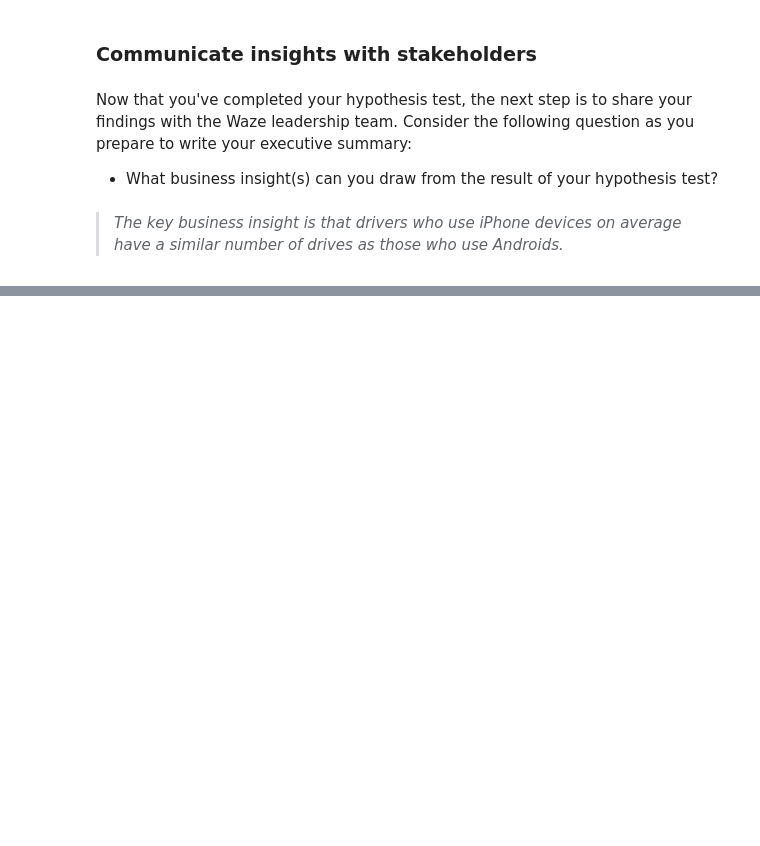
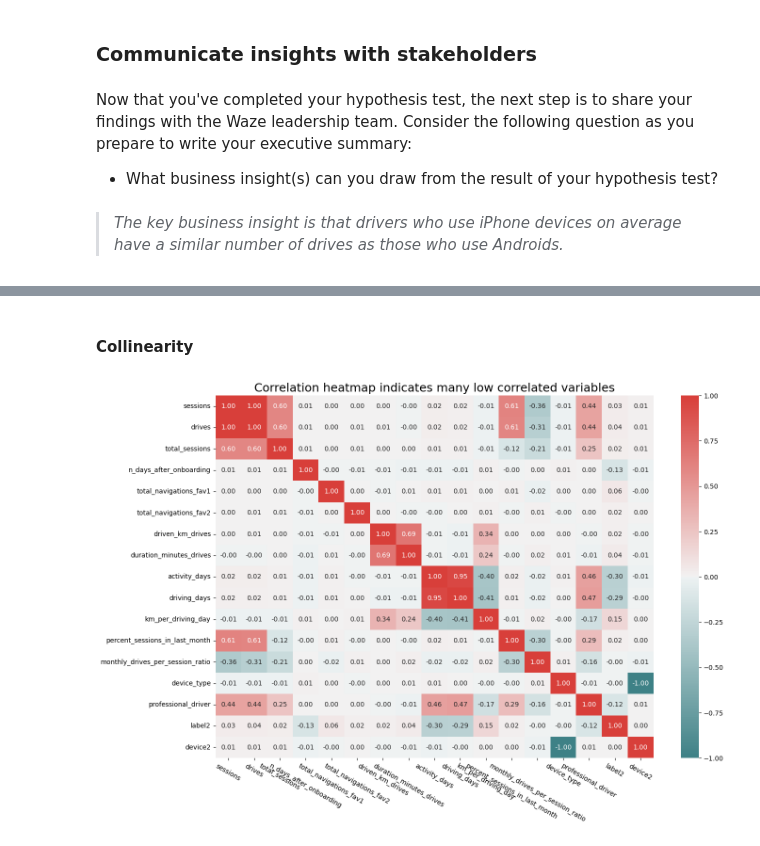
Before and after one commit to emirhansilsupur/waze-churn-prediction-project, a Jupyter notebook: waze_data_analysis.ipynb, the cells around one changed output, grey strips where cells are left out. Drawn from its saved outputs; the diff is of its cells as text; code cells hidden in the pictures; blank space fills up the shorter version.

```diff
--- a/waze_data_analysis.ipynb
+++ b/waze_data_analysis.ipynb
@@ -977,0 +987,4 @@ Now that you've completed your hypothesis test, the next step is to share your f
+# %%
+#Create a new, binary feature called `professional_driver` that is
+#a 1 for users who had 60 or more drives drove on 15+ days in the last month.
+df["professional_driver"] = np.where((df["drives"] >=60) & (df["driving_days"] >= 15),1,0)
@@ -977,0 +1025,2 @@ Now that you've completed your hypothesis test, the next step is to share your f
+# %%
+df=df.dropna(subset=["label","monthly_drives_per_session_ratio"])
@@ -977,0 +1029,4 @@ Now that you've completed your hypothesis test, the next step is to share your f
+# %%
+# Create binary `label2` column
+df["label2"] = np.where(df["label"]=="churned",1,0)
+df[["label", "label2"]].tail()
@@ -977,0 +1040,4 @@ Now that you've completed your hypothesis test, the next step is to share your f
+# %%
+# Create new `device2` variable
+df["device2"] = np.where(df["device"]=="Android",0,1)
+df[["device", "device2"]].tail()
@@ -977,0 +1069,14 @@ Now that you've completed your hypothesis test, the next step is to share your f
+# %% [markdown]
+#### **Collinearity**
+# %%
+# Plot correlation heatmap
+corr_matrix=df.corr(numeric_only=True)
+
+plt.figure(figsize=(15, 10))
+cmap=sns.diverging_palette(200, 13, as_cmap=True)
+fig=sns.heatmap(corr_matrix, annot=True, fmt=".2f", cmap=cmap,vmin=-1,vmax=1)
+fig.set_xticklabels(fig.get_xticklabels(), rotation=-30)
+plt.title("Correlation heatmap indicates many low correlated variables",fontsize=18)
+plt.show();
+# %% [output]
+[figure, added]
```
Also changed, not shown: parts of 39 cells of this notebook.
